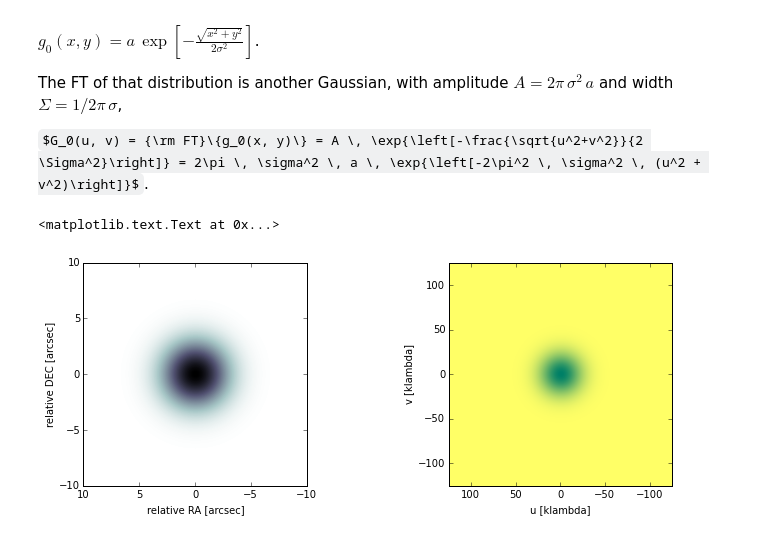
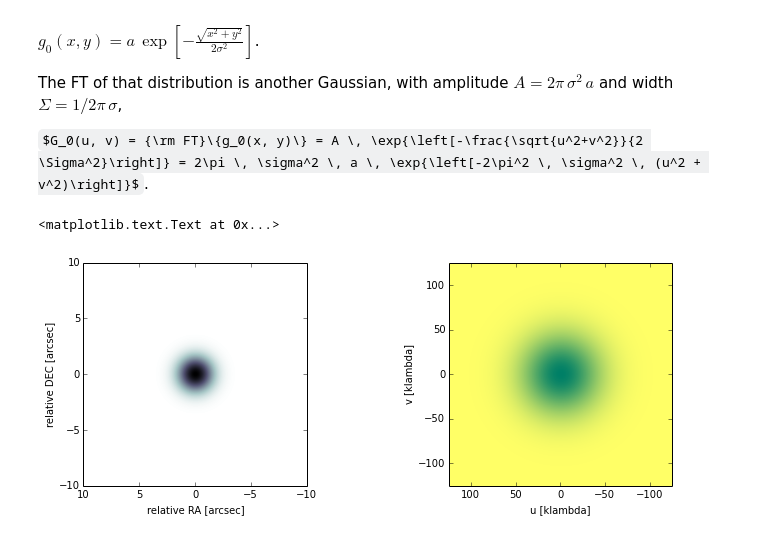
Before and after one commit to seanandrews/D3SB, a Jupyter notebook: projection.ipynb, the cells around one changed output. Saved outputs shown, nothing was run; the diff lists cells and outputs as text; code cells hidden in the pictures; some formulas as TeX source.

```diff
--- a/projection.ipynb
+++ b/projection.ipynb
@@ -22,32 +22,32 @@ x = -10 + dx*np.arange(nx)
 y = -10 + dy*np.arange(ny)
 
 # image plane Gaussian parameters
-sig = 2.0
+sig = 2.5/(2.*np.sqrt(2.*np.log(2.)))
 nrm = 0.1
 
 # image plane Gaussian
 xp, yp = np.meshgrid(x, y)
 r = np.sqrt(xp**2 + yp**2)
 g0 = nrm*np.exp(-0.5*r**2/sig**2)
 
 # Fourier plane coordinates
 nu, du, nv, dv = 1001, 0.25, 1001, 0.25
 u = -125 + du*np.arange(nu)
 v = -125 + dv*np.arange(nv)
 
 # Fourier plane Gaussian: FT(g0)
 up, vp = np.meshgrid(u, v)
 rho = np.sqrt(up**2 + vp**2)
 rhol = 1e3*rho/206264.806427
 G0 = 2.*np.pi*sig**2*nrm*np.exp(-2.*np.pi**2*sig**2*rhol**2)
 
 fig, ax = plt.subplots(1, 2, figsize=(12, 4))
 ax[0].imshow(g0, extent=[10, -10, -10, 10], cmap='bone_r', vmax=0.1, vmin=0.0)
 ax[0].set_xlabel('relative RA [arcsec]')
 ax[0].set_ylabel('relative DEC [arcsec]')
 ax[1].imshow(G0, extent=[125, -125, -125, 125], cmap='summer_r')
 ax[1].set_xlabel('u [klambda]')
 ax[1].set_ylabel('v [klambda]')
 # %% [output]
 <matplotlib.text.Text at 0x...>
-[figure, old version]
+[figure, new version]
```
Also changed, not shown: parts of 13 cells of this notebook, 5 other files.
